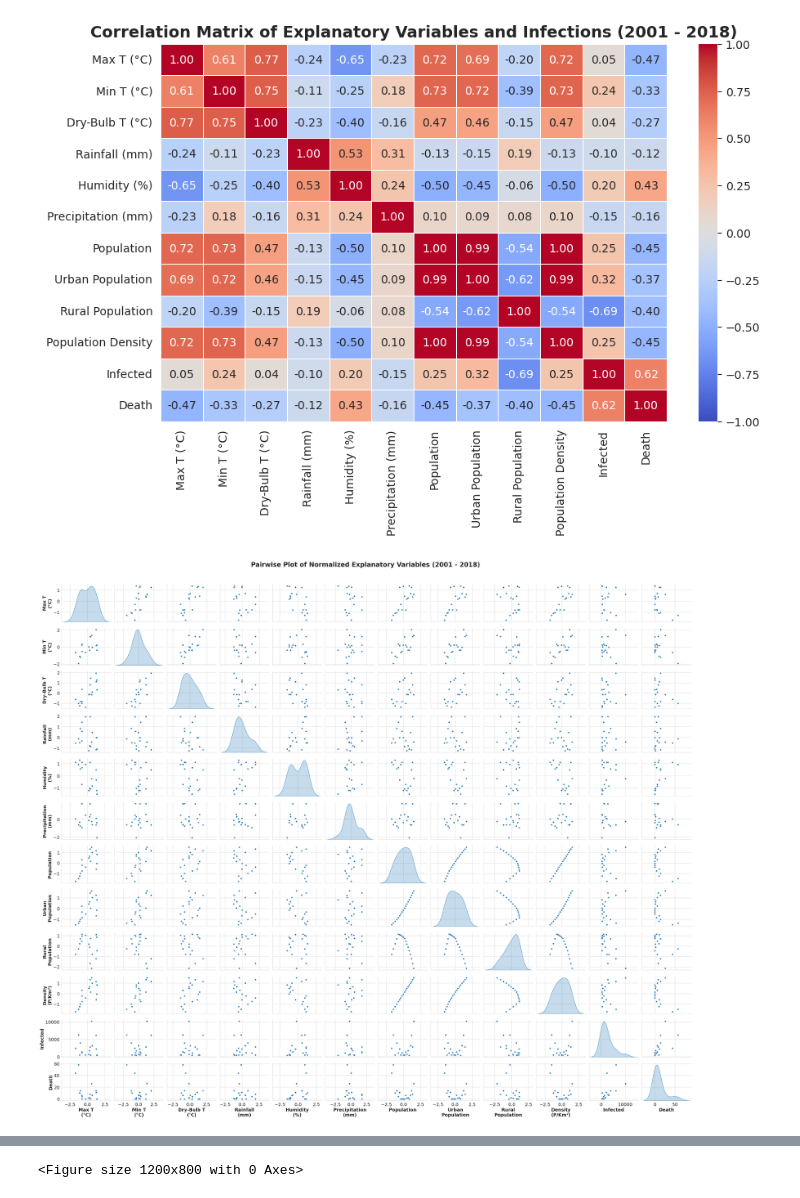
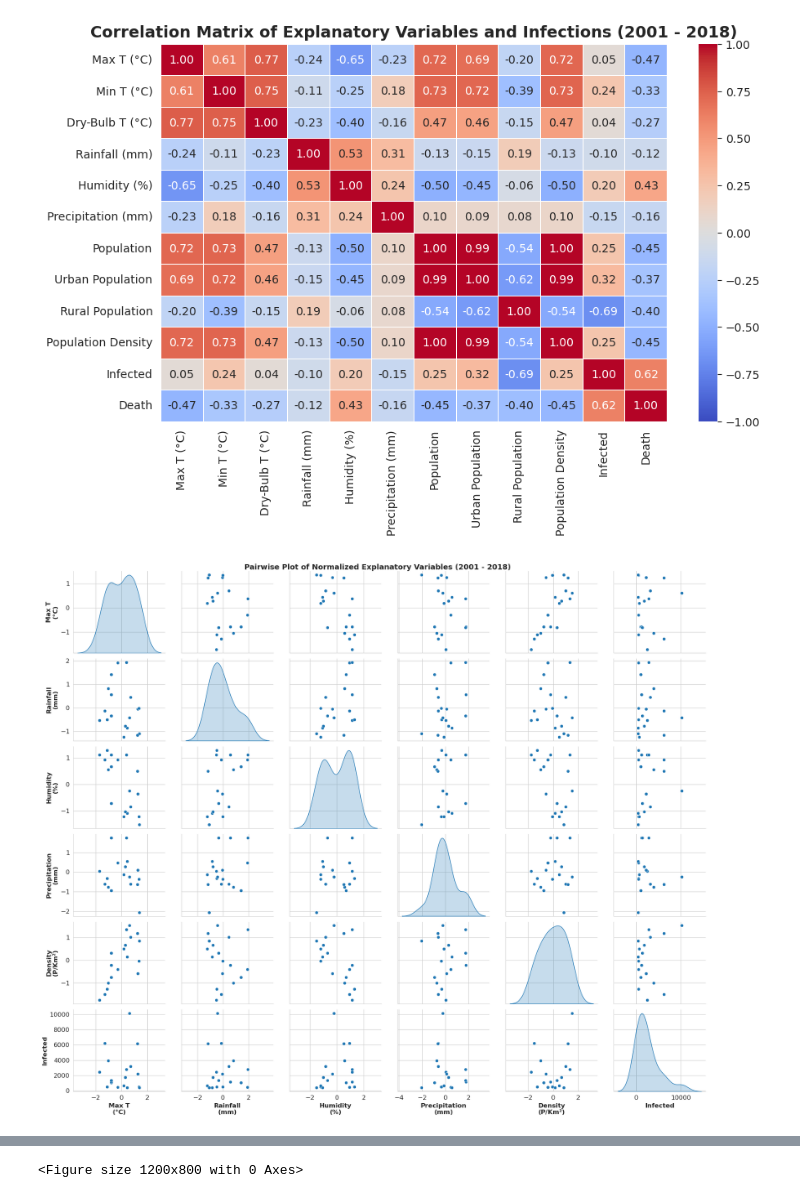
Before and after one commit to awnonbhowmik/DENV-Data-Analysis, a Jupyter notebook: main_epidemic.ipynb, the cells around one changed output, grey strips where cells are left out. Saved outputs shown, nothing was run; the diff lists cells and outputs as text; code cells hidden in the pictures.

```diff
--- a/main_epidemic.ipynb
+++ b/main_epidemic.ipynb
@@ -277,6 +277,17 @@ plt.title("Correlation Matrix of Explanatory Variables and Infections (2001 - 20
 Text(0.5, 1.0, 'Correlation Matrix of Explanatory Variables and Infections (2001 - 2018)')
 [figure]
 # %%
+normalized_data = normalized_data[
+    [
+        "Tmax",
+        "Rainfall",
+        "Relative Humidity",
+        "Precipitation",
+        "Population Density",
+        "Infected",
+    ]
+]
+
 # Create the pairplot
 pairplot = sns.pairplot(
     normalized_data, kind="scatter", diag_kind="kde", height=2.5, aspect=1.2
@@ -285,14 +296,11 @@ pairplot = sns.pairplot(
 # Define a dictionary to update axis labels
 axis_label_map = {
     "Tmax": "Max T\n(°C)",
-    "Tmin": "Min T\n(°C)",
-    "Dry Bulb Temperature": "Dry-Bulb T\n(°C)",
     "Rainfall": "Rainfall\n(mm)",
     "Relative Humidity": "Humidity\n(%)",
     "Precipitation": "Precipitation\n(mm)",
-    "RPop": "Rural\nPopulation",
-    "UPop": "Urban\nPopulation",
     "Population Density": "Density\n(P/Km²)",
+    "Infected": "Infected",
 }
 
 # Update axis labels in the pairplot
@@ -301,39 +309,38 @@ for ax_row in pairplot.axes:
         if ax:  # Check if axis exists
             x_label = ax.get_xlabel()
             y_label = ax.get_ylabel()
             # Update x-axis label if in the map
             if x_label and x_label in axis_label_map:
                 ax.set_xlabel(axis_label_map[x_label])
             # Update y-axis label if in the map
             if y_label and y_label in axis_label_map:
                 ax.set_ylabel(axis_label_map[y_label])
 
 # # adjust axis limits only for the diagonal plots
 # for ax in pairplot.diag_axes:
 #     ax.set_xlim(-1, 1)
 #     ax.set_ylim(0, 0.5)
 
 for ax in pairplot.axes.flatten():
     if ax:  # Check if axis exists
-        ax.set_xlabel(ax.get_xlabel(), fontsize=18, fontweight="bold")
-        ax.set_ylabel(ax.get_ylabel(), fontsize=18, fontweight="bold")
-        ax.tick_params(axis="both", labelsize=18)  # Increase tick label size
+        ax.set_xlabel(ax.get_xlabel(), fontsize=12, fontweight="bold")
+        ax.set_ylabel(ax.get_ylabel(), fontsize=12, fontweight="bold")
+        ax.tick_params(axis="both", labelsize=12)  # Increase tick label size
 
 # Add a main title
 plt.suptitle(
     "Pairwise Plot of Normalized Explanatory Variables (2001 - 2018)",
-    fontsize=25,
+    fontsize=14,
     fontweight="bold",
-    y=1.02,
 )
 
 # Adjust layout for better display
 plt.tight_layout()
 
 # Display the pairplot
 plt.show()
 # %% [output]
-[figure, old version]
+[figure, new version]
 # %%
 # Load the data for monthly cases
 data = pd.read_excel("./data/Monthly_Infection_2001-2024.xlsx")
```
Also changed, not shown: parts of 3 cells of this notebook, 1 other file.
